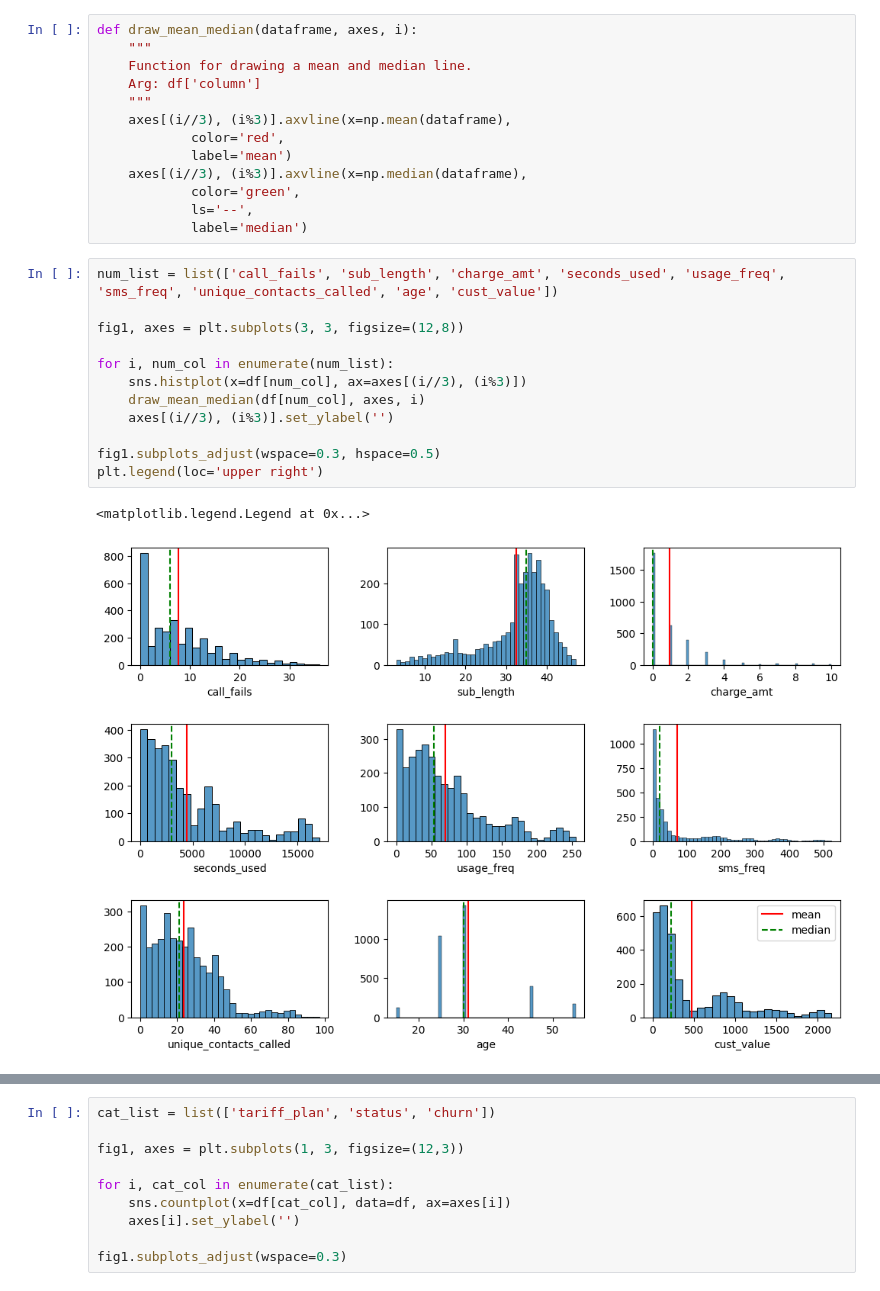
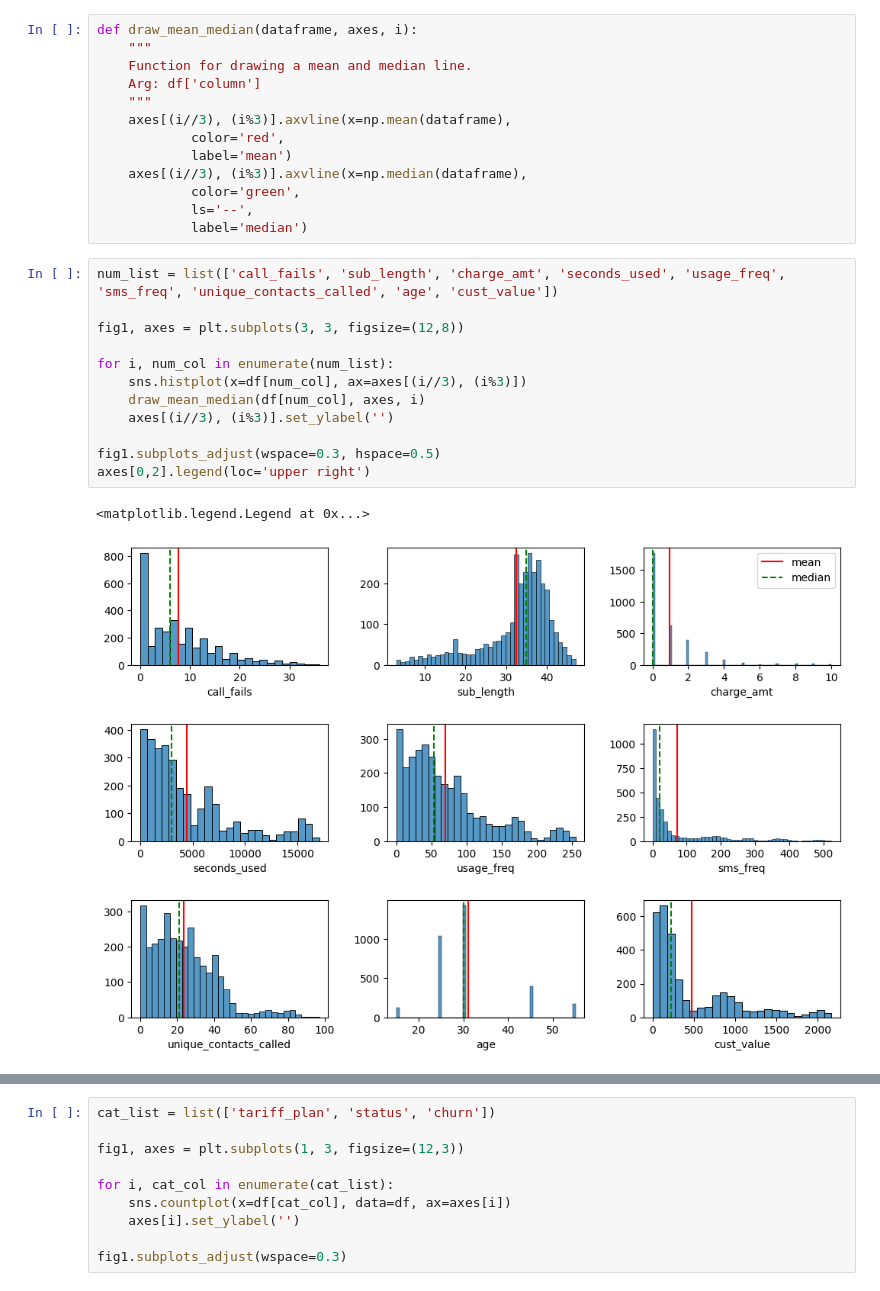
Before and after one commit to mlcuadra1/Churn-Risk-EDA, a Jupyter notebook: notebooks/Script 2 - EDA.ipynb, the cells around one changed output, grey strips where cells are left out. Cells and saved outputs as stored; diff of their text form.

```diff
--- a/notebooks/Script 2 - EDA.ipynb
+++ b/notebooks/Script 2 - EDA.ipynb
@@ -100,15 +100,15 @@ def draw_mean_median(dataframe, axes, i):
 # %%
 num_list = list(['call_fails', 'sub_length', 'charge_amt', 'seconds_used', 'usage_freq', 'sms_freq', 'unique_contacts_called', 'age', 'cust_value'])
 
 fig1, axes = plt.subplots(3, 3, figsize=(12,8))
 
 for i, num_col in enumerate(num_list):
     sns.histplot(x=df[num_col], ax=axes[(i//3), (i%3)])
     draw_mean_median(df[num_col], axes, i)
     axes[(i//3), (i%3)].set_ylabel('')
 
 fig1.subplots_adjust(wspace=0.3, hspace=0.5)
-plt.legend(loc='upper right')
+axes[0,2].legend(loc='upper right')
 # %% [output]
 <matplotlib.legend.Legend at 0x...>
-[figure, old version]
+[figure, new version]
```
Also changed, not shown: parts of 2 cells of this notebook.
